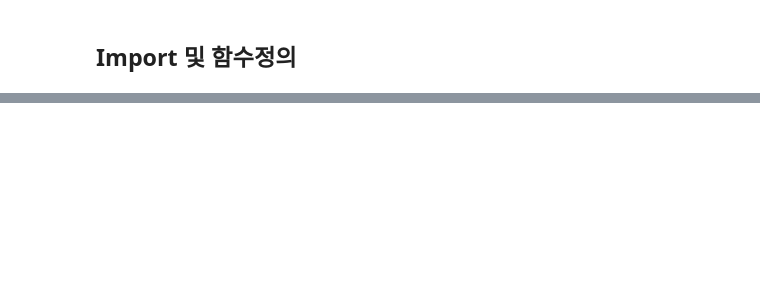
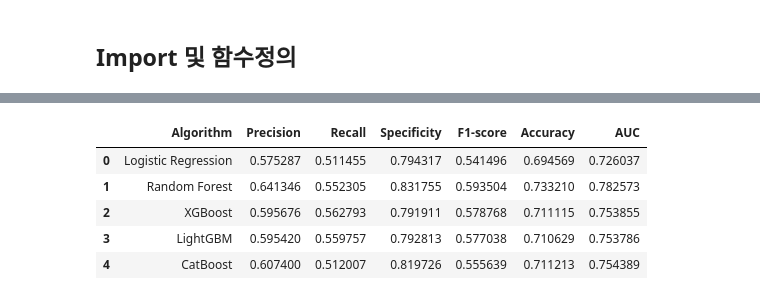
Before and after one commit to thekimk/DEBA-Research, a Jupyter notebook: Project/EducationCompetition/example_Edu 비형식 참여여부 예측_모델링_DIVE.ipynb, the cells around one changed output, grey strips where cells are left out. Cells and saved outputs as stored; diff of their text form; code cells hidden in the pictures; blank space fills up the shorter version.

```diff
--- a/Project/EducationCompetition/example_Edu 비형식 참여여부 예측_모델링_DIVE.ipynb
+++ b/Project/EducationCompetition/example_Edu 비형식 참여여부 예측_모델링_DIVE.ipynb
@@ -246,0 +261,25 @@ Name: count, dtype: int64
+# %%
+Y_colname = '비형식교육 참여자'
+test_size = 0.2
+random_state = 123
+sampling_strategy = 'auto'
+SAMPLING_METHOD = 'RandomUnderSampler'
+SAMPLING_STRATEGY = 'auto'
+numeric_columns = [
+    'DQ3. 몇 명과 함께 지내고 있습니까?__명',
+    'DQ12. 귀하의 현재 직장에서의 근무기간은 얼마나 되십니까?__년',
+    'DQ12. 귀하의 현재 직장에서의 근무기간은 얼마나 되십니까?__개월'
+]
+# DQ컬럼과 중복
+deleted_cols = ['학력별', '자녀유무 및 막내자녀 상태', '동거가족 유무', '부양가족 유무', '취학 전의 손자/손녀 유무', '건강에 대한 자신감', '고용형태', '직업', '직장의 규모', '근무기간']
+
+# 데이터로딩 및 데이터 불러오기
+df = pd.read_csv('./df_prep.csv', encoding='utf-8-sig')
+
+# 더미 생성
+dq_cat_cols = [col for col in df.columns if col.startswith('DQ') and col not in numeric_columns]
+dummy_cols = dq_cat_cols + ['문C1) 앞으로 참여하길 희망하는 프로그램은 무엇입니까? (중복응답)1']
+df = pd.get_dummies(df, columns=dummy_cols, drop_first=True)
+df.drop(columns=deleted_cols, inplace=True)
+
+X_train_scaled, X_test_scaled, Y_train, Y_test = preprocessing_Engagement(df)
@@ -306,7 +359,7 @@ for name, model in models.items():
 
 results_df_del = pd.DataFrame(results)
 # 소수점 6자리까지 표시
-results_df_del1 = results_df_del.applymap(lambda x: '{:.6f}'.format(x) if isinstance(x, (int, float)) else x)
+results_df_del = results_df_del.applymap(lambda x: '{:.6f}'.format(x) if isinstance(x, (int, float)) else x)
 # %% [output]
 ------Logistic Regression------
 ------Random Forest------
@@ -746,0 +381,9 @@ Precision-Recall Curve: Test
+# %%
+results_df_del
+# %% [output]
+|  | Algorithm | Precision | Recall | Specificity | F1-score | Accuracy | AUC |
+| 0 | Logistic Regression | 0.575287 | 0.511455 | 0.794317 | 0.541496 | 0.694569 | 0.726037 |
+| 1 | Random Forest | 0.641346 | 0.552305 | 0.831755 | 0.593504 | 0.733210 | 0.782573 |
+| 2 | XGBoost | 0.595676 | 0.562793 | 0.791911 | 0.578768 | 0.711115 | 0.753855 |
+| 3 | LightGBM | 0.595420 | 0.559757 | 0.792813 | 0.577038 | 0.710629 | 0.753786 |
+| 4 | CatBoost | 0.607400 | 0.512007 | 0.819726 | 0.555639 | 0.711213 | 0.754389 |
```
Also changed, not shown: parts of 19 cells of this notebook, 1 other file.
